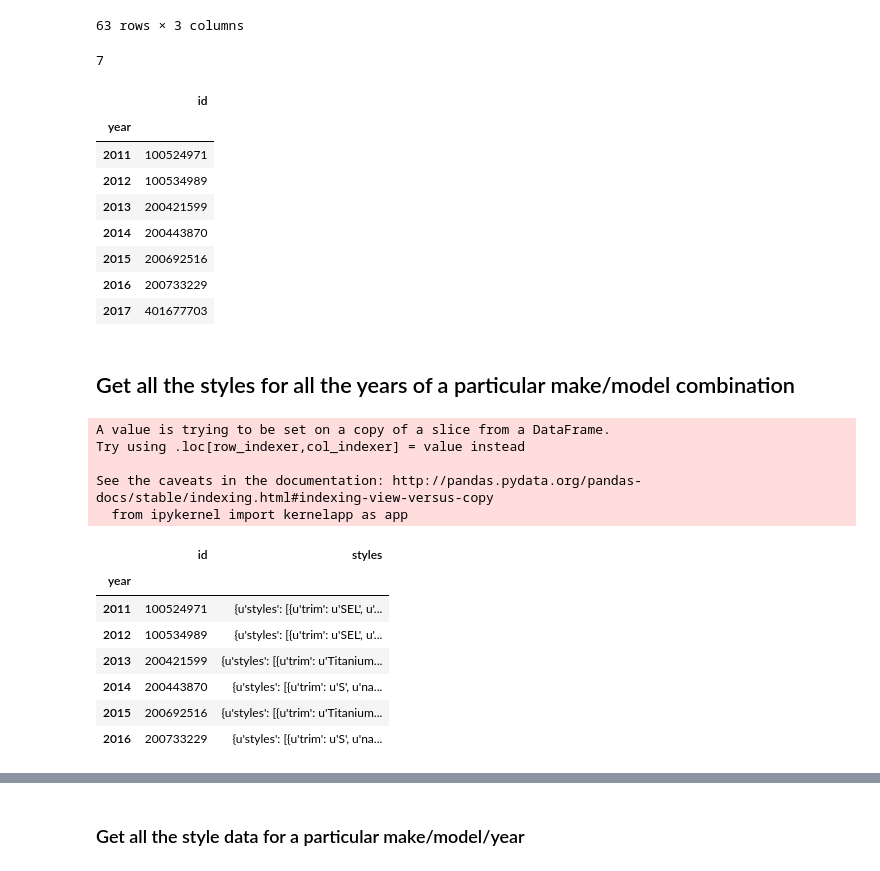
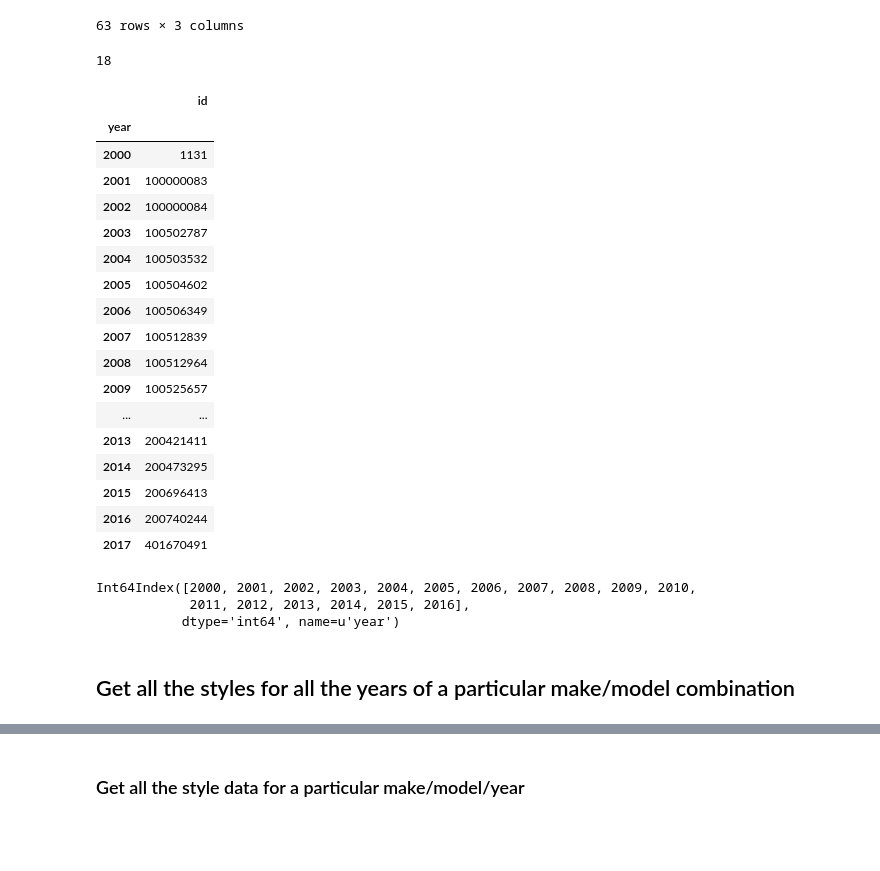
Before and after one commit to bslakman/Cars, a Jupyter notebook: Edmunds.ipynb, the cells around one changed output, grey strips where cells are left out. Cells and saved outputs as stored; diff of their text form; code cells hidden in the pictures; blank space fills up the shorter version.

```diff
--- a/Edmunds.ipynb
+++ b/Edmunds.ipynb
@@ -7,4 +7,8 @@ import requests
 import json
 # %% [markdown]
 ## Get all the data on car makes
+# %%
+f = open('api2.txt', 'r')
+key = f.read()
+f.close()
 # %%
@@ -67,21 +68,36 @@ ford_models
 | Ford_Windstar_Cargo | Windstar Cargo | windstar-cargo | [{u'id': 100503362, u'year': 1995... |
 63 rows × 3 columns
 # %%
-ford_fiesta_years = pd.DataFrame(data=ford_models.loc['Ford_Fiesta']['years'])
-ford_fiesta_years.set_index('year', inplace=True)
-print len(ford_fiesta_years)
-ford_fiesta_years
+ford_focus_years = pd.DataFrame(data=ford_models.loc['Ford_Focus']['years'])
+ford_focus_years.set_index('year', inplace=True)
+print len(ford_focus_years)
+ford_focus_years
 # %% [output]
-7
+18
 |  | id |
 | year |  |
-| 2011 | 100524971 |
-| 2012 | 100534989 |
-| 2013 | 200421599 |
-| 2014 | 200443870 |
-| 2015 | 200692516 |
-| 2016 | 200733229 |
-| 2017 | 401677703 |
+| 2000 | 1131 |
+| 2001 | 100000083 |
+| 2002 | 100000084 |
+| 2003 | 100502787 |
+| 2004 | 100503532 |
+| 2005 | 100504602 |
+| 2006 | 100506349 |
+| 2007 | 100512839 |
+| 2008 | 100512964 |
+| 2009 | 100525657 |
+| ... | ... |
+| 2013 | 200421411 |
+| 2014 | 200473295 |
+| 2015 | 200696413 |
+| 2016 | 200740244 |
+| 2017 | 401670491 |
+# %%
+ford_focus_years.index[:-1]
+# %% [output]
+Int64Index([2000, 2001, 2002, 2003, 2004, 2005, 2006, 2007, 2008, 2009, 2010,
+            2011, 2012, 2013, 2014, 2015, 2016],
+           dtype='int64', name=u'year')
 # %%
 car_makes.to_csv('car_makes.csv')
 # %% [markdown]
@@ -98,21 +114 @@ for year in ford_fiesta_years.index:
     time.sleep(3)
-# %%
-ford_fiesta_years = ford_fiesta_years.loc[2011:2016]
-ford_fiesta_years['styles'] = fiesta_style_details
-# %% [output]
-A value is trying to be set on a copy of a slice from a DataFrame.
-Try using .loc[row_indexer,col_indexer] = value instead
-
-See the caveats in the documentation: http://pandas.pydata.org/pandas-docs/stable/indexing.html#indexing-view-versus-copy
-  from ipykernel import kernelapp as app
-# %%
-ford_fiesta_years
-# %% [output]
-|  | id | styles |
-| year |  |  |
-| 2011 | 100524971 | {u'styles': [{u'trim': u'SEL', u'... |
-| 2012 | 100534989 | {u'styles': [{u'trim': u'SEL', u'... |
-| 2013 | 200421599 | {u'styles': [{u'trim': u'Titanium... |
-| 2014 | 200443870 | {u'styles': [{u'trim': u'S', u'na... |
-| 2015 | 200692516 | {u'styles': [{u'trim': u'Titanium... |
-| 2016 | 200733229 | {u'styles': [{u'trim': u'S', u'na... |
```
Also changed, not shown: parts of 17 cells of this notebook, 1 other file.
